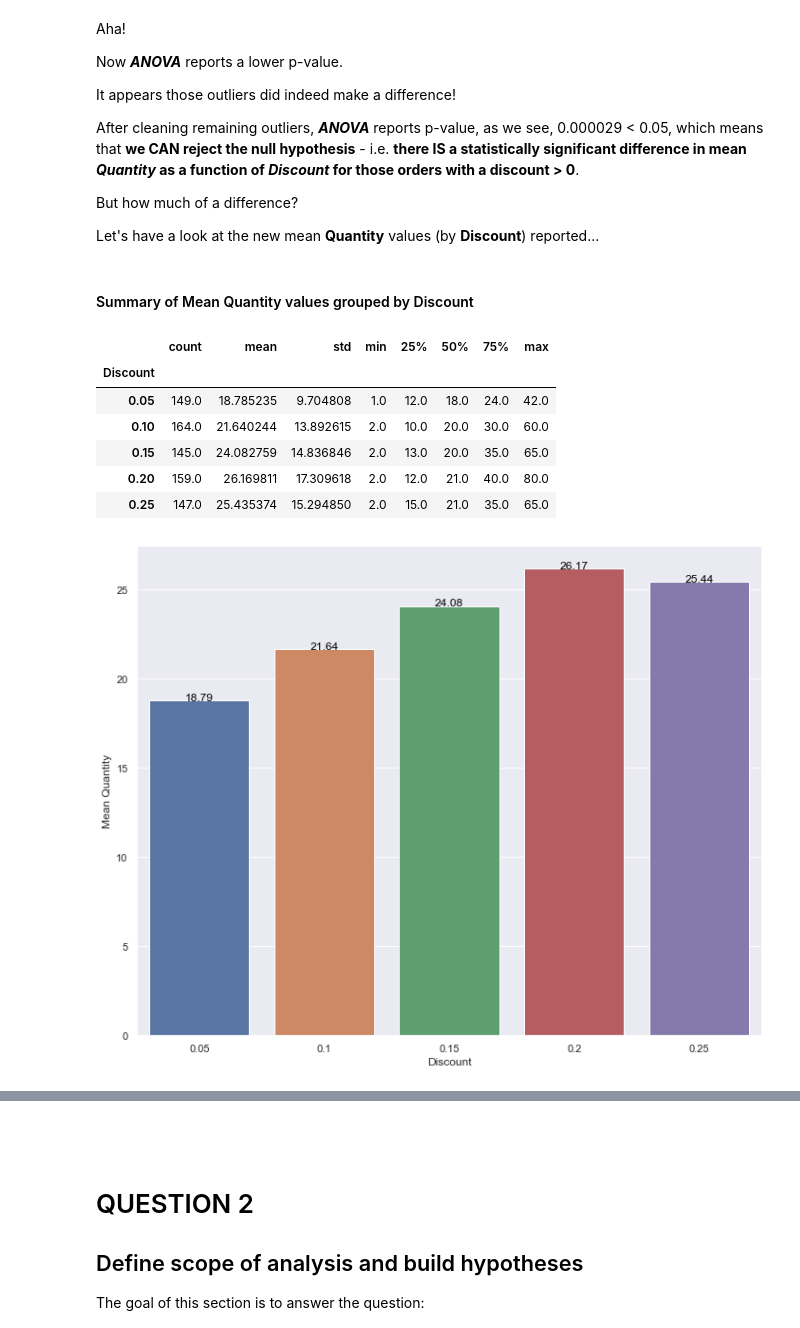
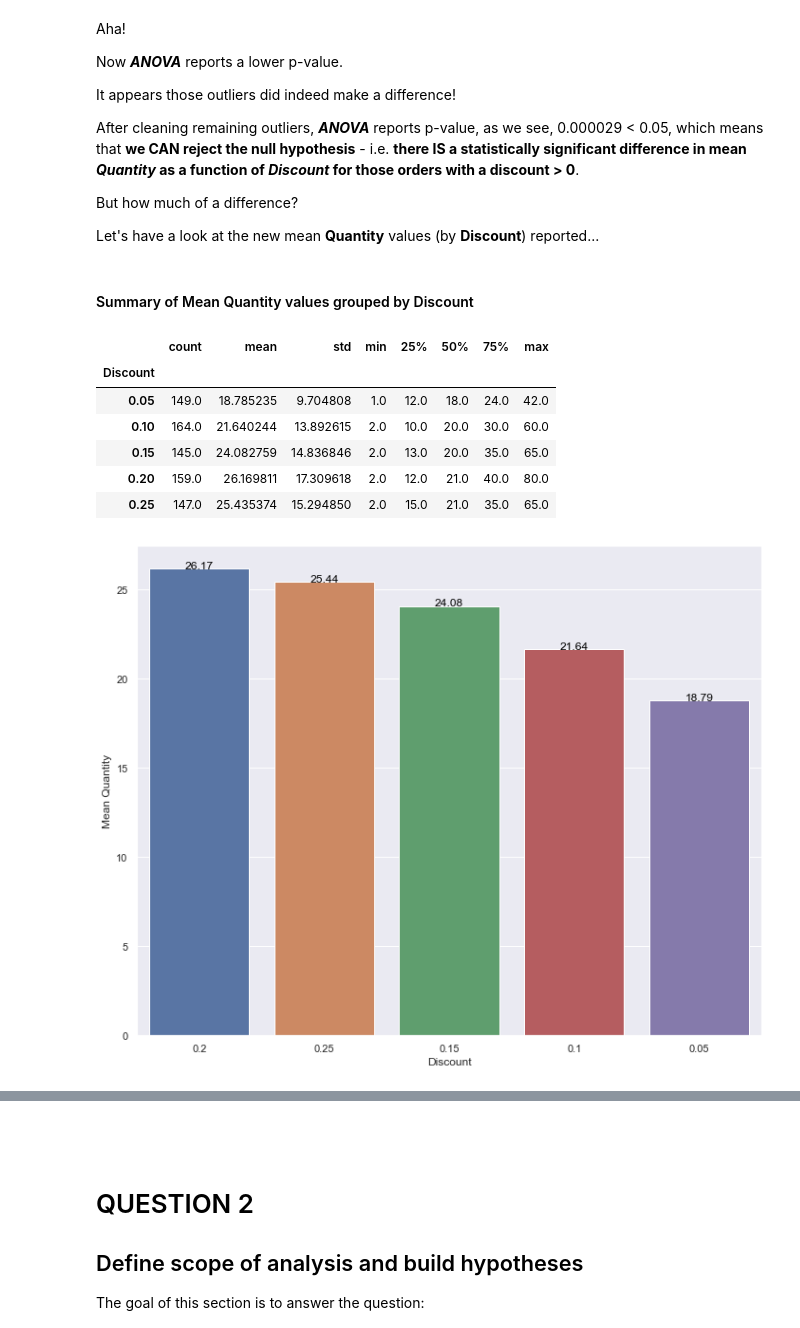
Before and after one commit to sacontreras/dsc-project-module-03, a Jupyter notebook: NorthwindProductDisountOrderEffectAnalysis.ipynb, the cells around one changed output, grey strips where cells are left out. Drawn from its saved outputs; the diff is of its cells as text; code cells hidden in the pictures.

```diff
--- a/NorthwindProductDisountOrderEffectAnalysis.ipynb
+++ b/NorthwindProductDisountOrderEffectAnalysis.ipynb
@@ -995,16 +999,17 @@ This seems a bit counter-intuitive.
 
 Let's dig a little deeper, shall we?
 # %%
-def summarize_mean_quantity_by_discount(od_df):
+def summarize_mean_quantity_by_discount(od_df, sort=False):
     display(Markdown("#### Summary of Mean Quantity values grouped by Discount"))
     grouped_by_disc = od_df.Quantity.groupby(od_df.Discount)
     scjpnutils.print_df(grouped_by_disc.describe(), n=None, tail=False, show_count=False)
 
     fig = plt.figure(figsize=fs_default)
-#     od_df.Quantity.groupby(od_df.Discount).mean().plot.bar()
-    grouped_means = grouped_by_disc.mean().reset_index()
-    ax = sns.barplot(x='Discount', y='Quantity', data=grouped_means)
+    grouped_means = grouped_by_disc.mean().sort_values(ascending=False).reset_index() if sort else grouped_by_disc.mean().reset_index()
+    ax = sns.barplot(grouped_means.index, grouped_means.Quantity, data=grouped_means)
+    ax.set_xticklabels(grouped_means.Discount)
     plt.ylabel("Mean Quantity")
+    plt.xlabel("Discount")
     for index, row in grouped_means.iterrows():
         ax.text(index, row.Quantity, round(row.Quantity, 2), color='black', ha="center")
     fig.tight_layout()
@@ -1101,14 +1106,14 @@ But how much of a difference?
 
 Let's have a look at the new mean **Quantity** values (by **Discount**) reported...
 # %%
-summarize_mean_quantity_by_discount(orders_with_discount_df_2)
+summarize_mean_quantity_by_discount(orders_with_discount_df_2, sort=True)
 # %% [output]
 #### Summary of Mean Quantity values grouped by Discount
 |  | count | mean | std | min | 25% | 50% | 75% | max |
 | Discount |  |  |  |  |  |  |  |  |
 | 0.05 | 149.0 | 18.785235 | 9.704808 | 1.0 | 12.0 | 18.0 | 24.0 | 42.0 |
 | 0.10 | 164.0 | 21.640244 | 13.892615 | 2.0 | 10.0 | 20.0 | 30.0 | 60.0 |
 | 0.15 | 145.0 | 24.082759 | 14.836846 | 2.0 | 13.0 | 20.0 | 35.0 | 65.0 |
 | 0.20 | 159.0 | 26.169811 | 17.309618 | 2.0 | 12.0 | 21.0 | 40.0 | 80.0 |
 | 0.25 | 147.0 | 25.435374 | 15.294850 | 2.0 | 15.0 | 21.0 | 35.0 | 65.0 |
-[figure, old version]
+[figure, new version]
```
Also changed, not shown: parts of 14 cells of this notebook.
